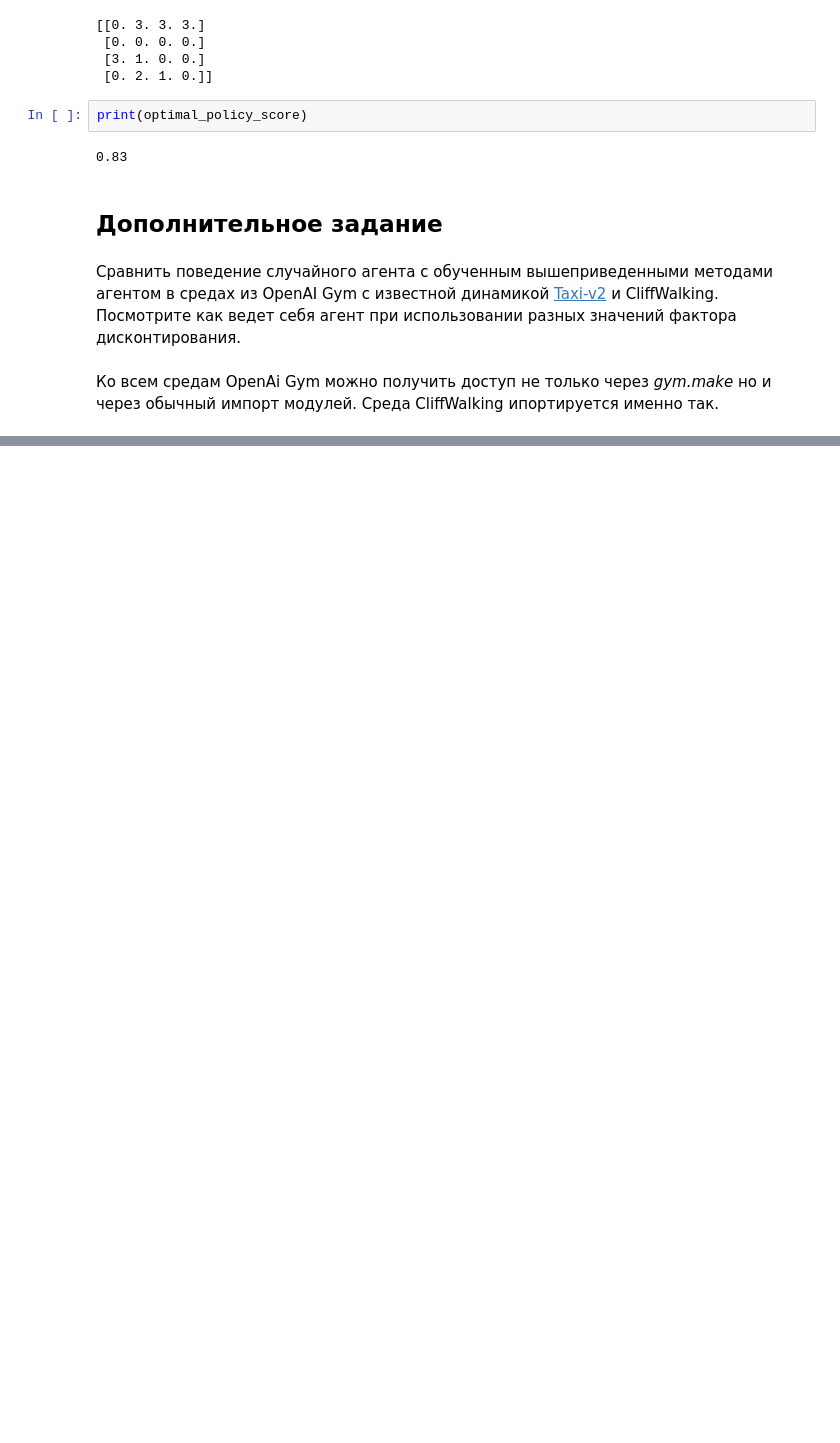
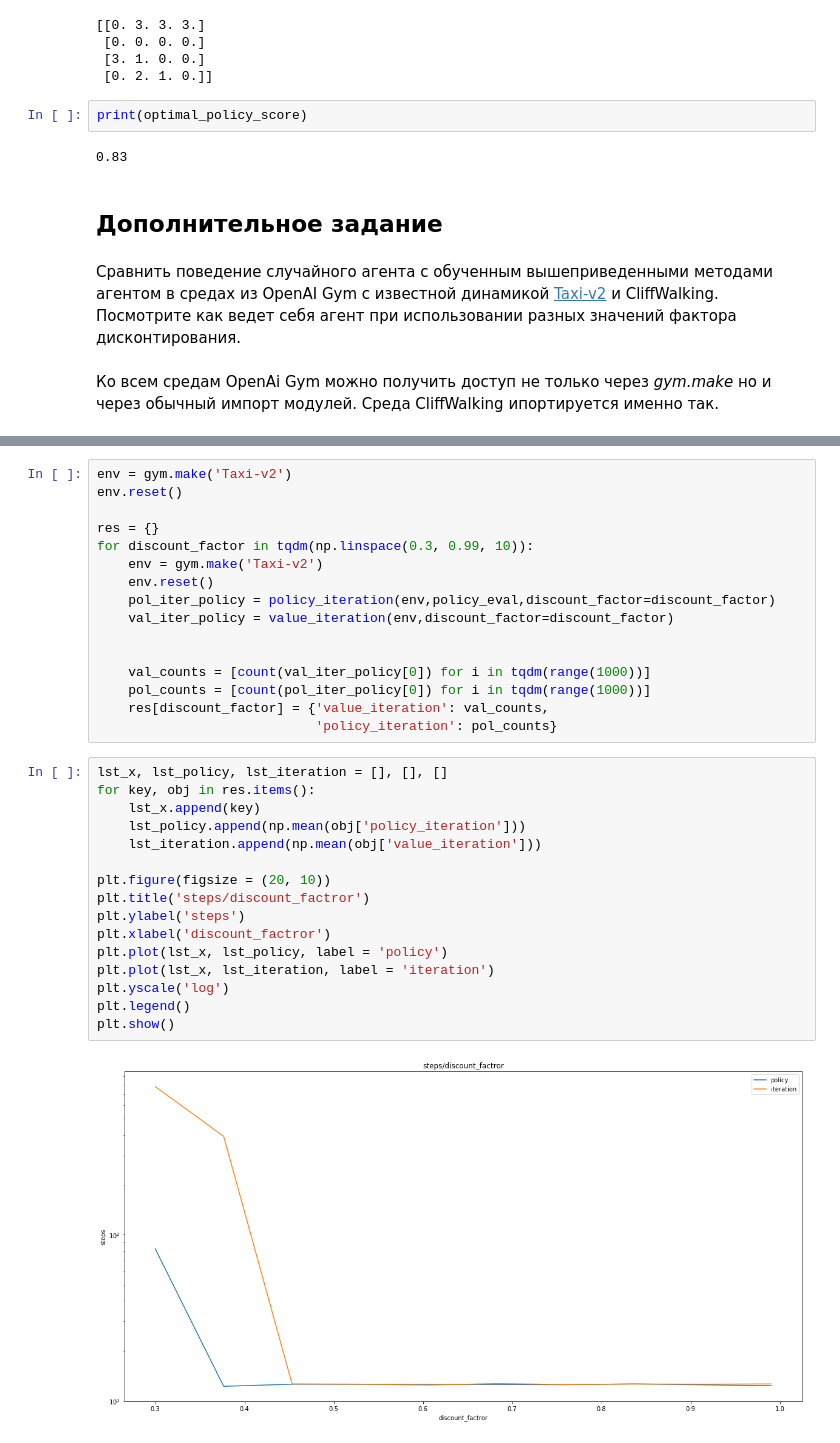
Before and after one commit to padap/HSE_RL, a Jupyter notebook: Homework_1-Adamenko.ipynb, the cells around one changed output, grey strips where cells are left out. Drawn from its saved outputs; the diff is of its cells as text; blank space fills up the shorter version.

```diff
--- a/Homework_1-Adamenko.ipynb
+++ b/Homework_1-Adamenko.ipynb
@@ -591,0 +762,34 @@ env = toy_text.Taxi-v2()
+# %%
+env = gym.make('Taxi-v2')
+env.reset()
+
+res = {}
+for discount_factor in tqdm(np.linspace(0.3, 0.99, 10)):
+    env = gym.make('Taxi-v2')
+    env.reset()
+    pol_iter_policy = policy_iteration(env,policy_eval,discount_factor=discount_factor)
+    val_iter_policy = value_iteration(env,discount_factor=discount_factor)
+
+
+    val_counts = [count(val_iter_policy[0]) for i in tqdm(range(1000))]
+    pol_counts = [count(pol_iter_policy[0]) for i in tqdm(range(1000))]
+    res[discount_factor] = {'value_iteration': val_counts,
+                            'policy_iteration': pol_counts}
+# %%
+lst_x, lst_policy, lst_iteration = [], [], []
+for key, obj in res.items():
+    lst_x.append(key)
+    lst_policy.append(np.mean(obj['policy_iteration']))
+    lst_iteration.append(np.mean(obj['value_iteration']))
+
+plt.figure(figsize = (20, 10))
+plt.title('steps/discount_factror')
+plt.ylabel('steps')
+plt.xlabel('discount_factror')
+plt.plot(lst_x, lst_policy, label = 'policy')
+plt.plot(lst_x, lst_iteration, label = 'iteration')
+plt.yscale('log')
+plt.legend()
+plt.show()
+# %% [output]
+[figure, added]
```
Also changed, not shown: parts of 52 cells of this notebook, 1 other file.
